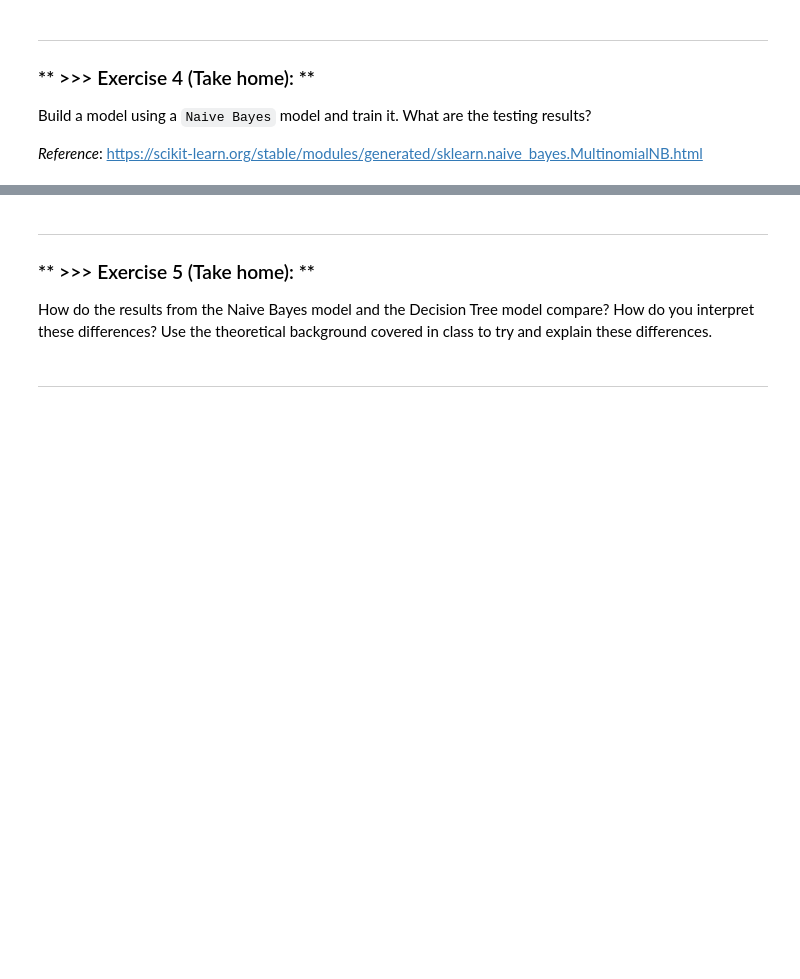
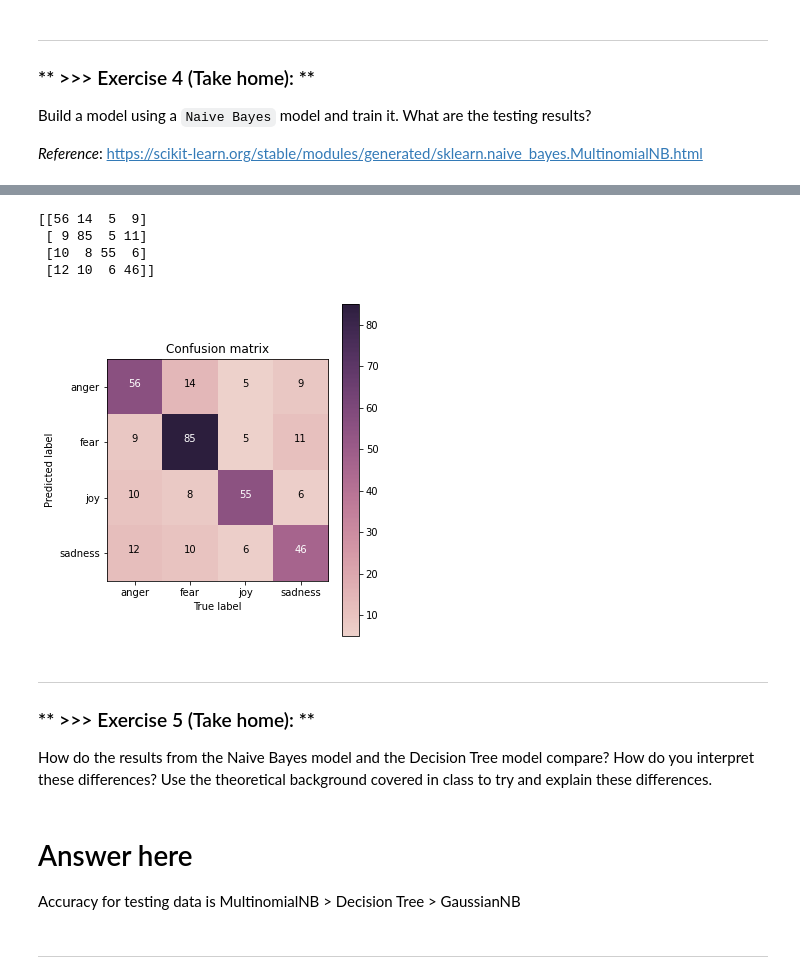
Before and after one commit to honey0703/DM2021-Lab2-master, a Jupyter notebook: DM2021_Lab2_master.ipynb, the cells around one changed output, grey strips where cells are left out. Drawn from its saved outputs; the diff is of its cells as text; code cells hidden in the pictures; blank space fills up the shorter version.

```diff
--- a/DM2021_Lab2_master.ipynb
+++ b/DM2021_Lab2_master.ipynb
@@ -536,3 +633,20 @@
+# %%
+## check by confusion matrix
+from sklearn.metrics import confusion_matrix
+
+cm = confusion_matrix(y_true=y_test, y_pred=y_test_pred)
+print(cm)
+# %% [output]
+[[56 14  5  9]
+ [ 9 85  5 11]
+ [10  8 55  6]
+ [12 10  6 46]]
+# %%
+# plot your confusion matrix
+my_tags = ['anger', 'fear', 'joy', 'sadness']
+plot_confusion_matrix(cm, classes=my_tags, title='Confusion matrix')
+# %% [output]
+[figure, added]
 # %% [markdown]
 ---
 ### ** >>> Exercise 5 (Take home): **
@@ -543,3 +655,6 @@ How do the results from the Naive Bayes model and the Decision Tree model compar
+# %% [markdown]
+# Answer here
+Accuracy for testing data is MultinomialNB > Decision Tree > GaussianNB
 # %% [markdown]
 ---
 # %% [markdown]
```
Also changed, not shown: parts of 11 cells of this notebook.
